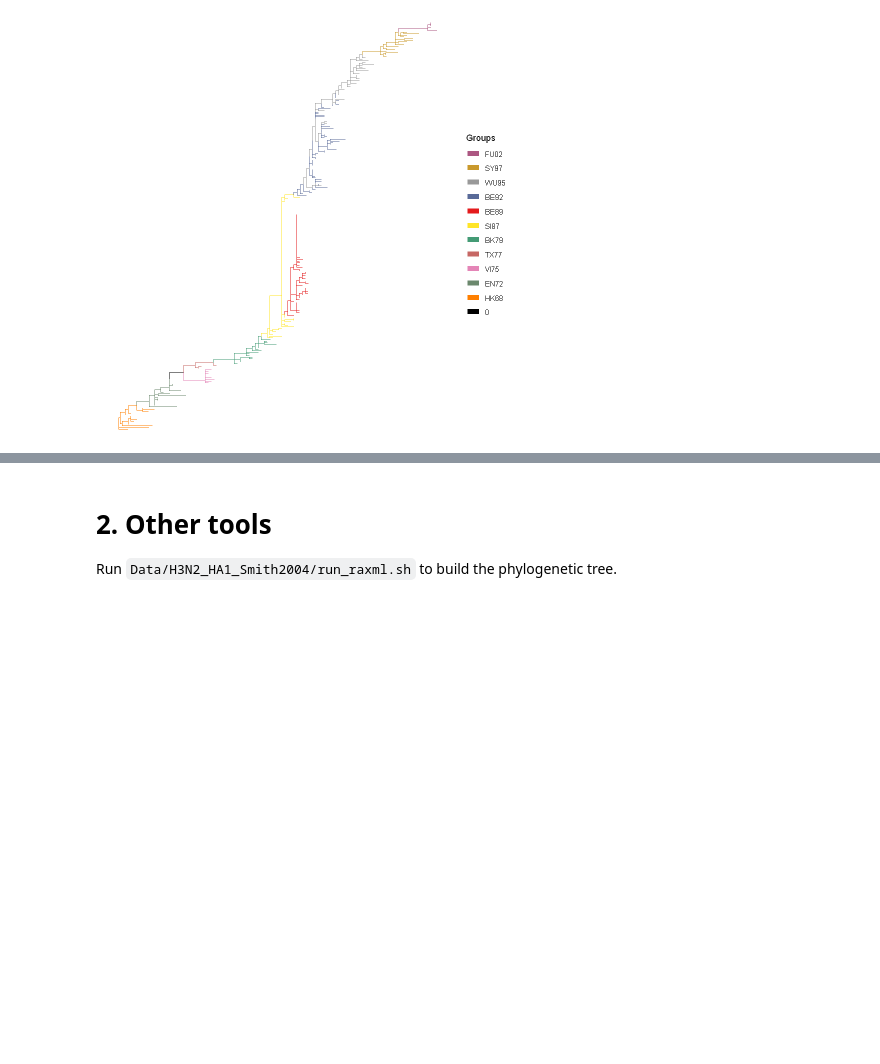
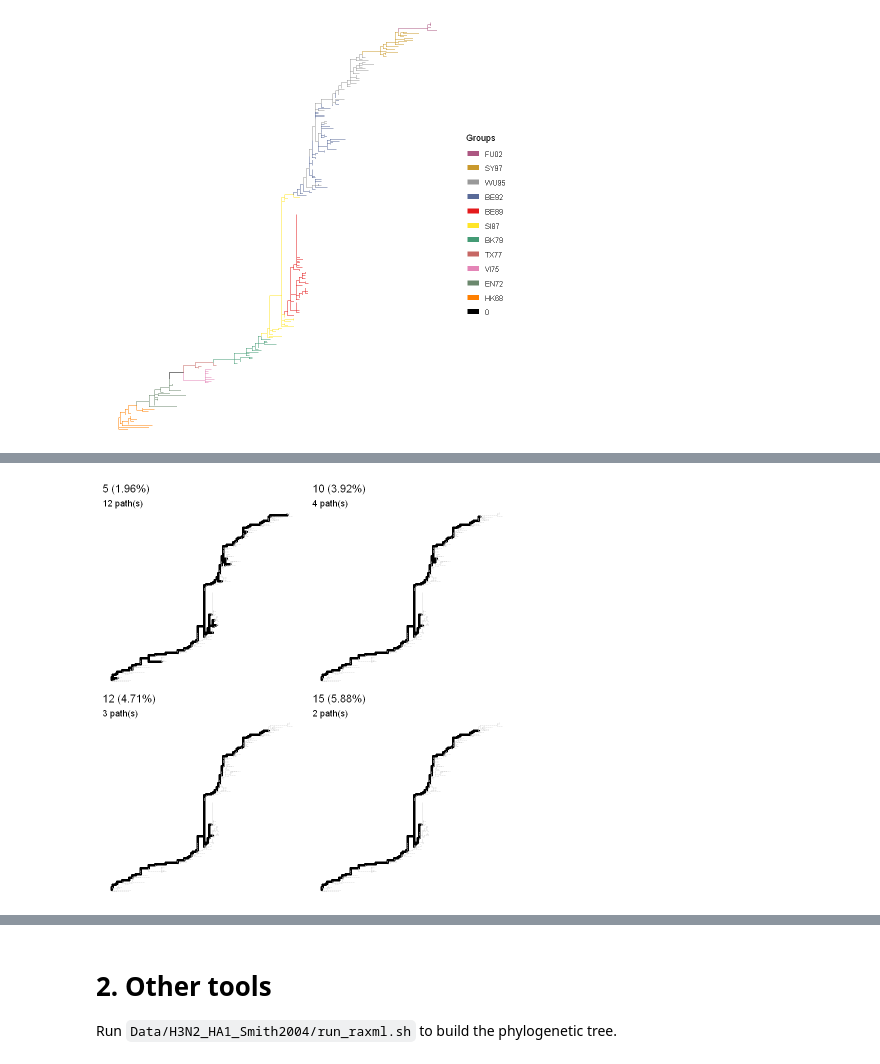
Before and after one commit to Takkoona/phyloColoring, a Jupyter notebook: 3_fixation_validation.ipynb, the cells around one changed output, grey strips where cells are left out. Cells and saved outputs as stored; diff of their text form; code cells hidden in the pictures; blank space fills up the shorter version.

```diff
--- a/3_fixation_validation.ipynb
+++ b/3_fixation_validation.ipynb
@@ -226,6 +211,10 @@ for (nTip in seq_len(20)[-1]) {
 }
 predResult <- predResult[order(predResult[["samplingSize"]]), ]
 row.names(predResult) <- NULL
+# %%
+sp <- sneakPeek(paths, makePlot = TRUE)
+# %% [output]
+[figure, added]
 # %%
 p <- ggplot(predResult, aes(samplingSize, rate)) +
     geom_point(aes(color = category)) +
```
Also changed, not shown: parts of 7 cells of this notebook.
